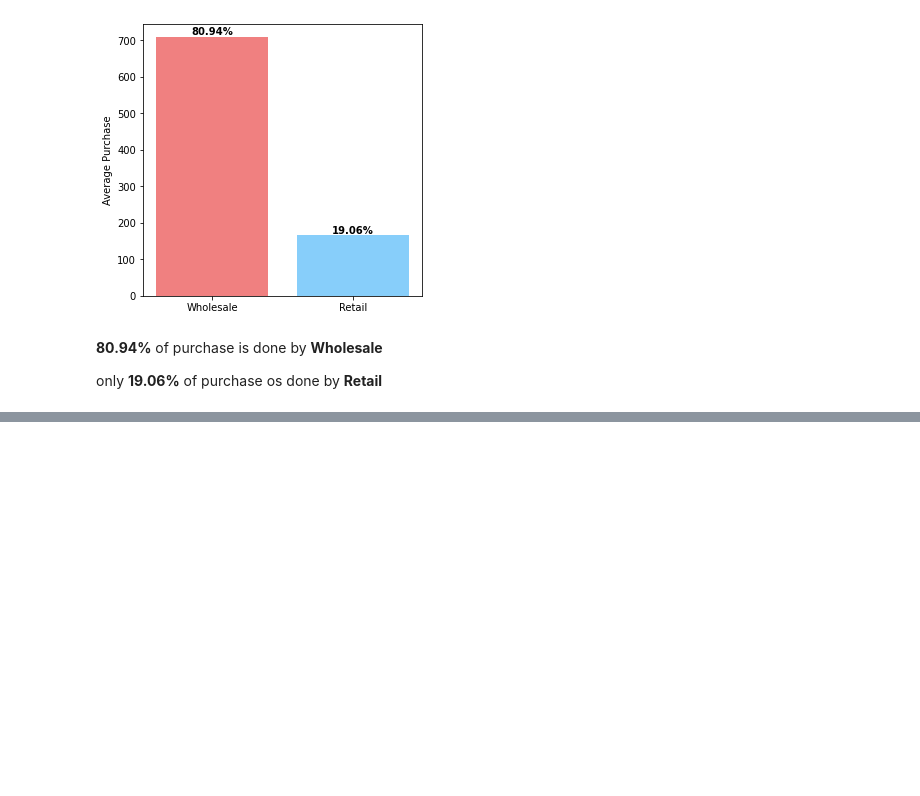
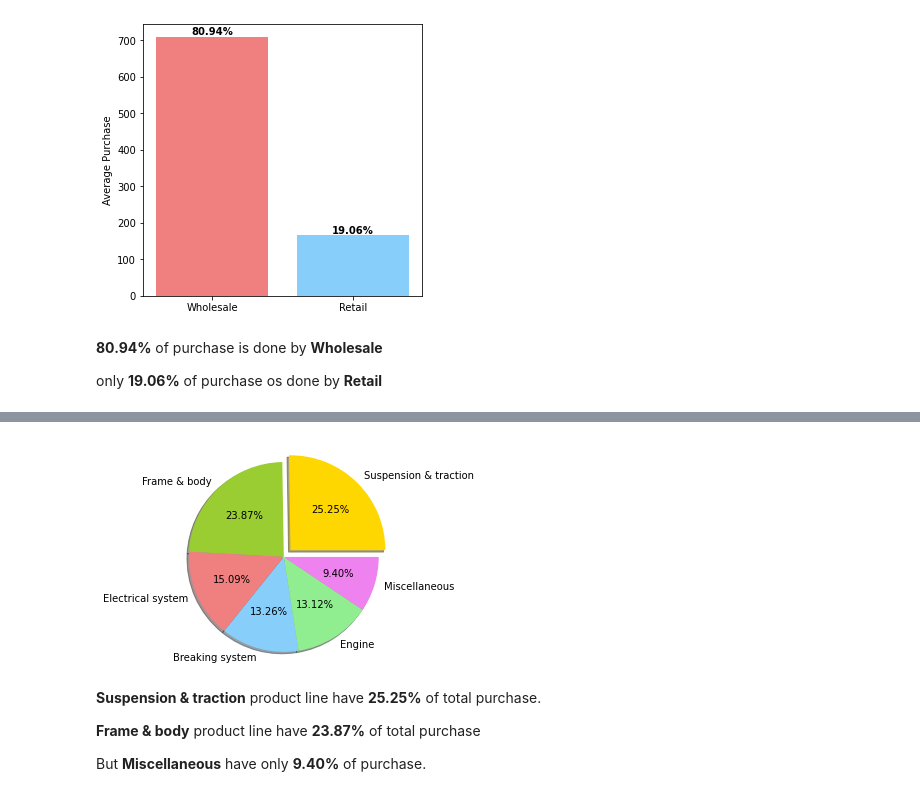
Before and after one commit to naseemap47/MotorcycleParts-DataAnalysis-python, a Jupyter notebook: jupyter_notebook.ipynb, the cells around one changed output, grey strips where cells are left out. Drawn from its saved outputs; the diff is of its cells as text; code cells hidden in the pictures; blank space fills up the shorter version.

```diff
--- a/jupyter_notebook.ipynb
+++ b/jupyter_notebook.ipynb
@@ -181,0 +202,3 @@ only **19.06%** of purchase os done by **Retail**
+# %%
+data_frame = pd.DataFrame(data.groupby('product_line')['total'].sum().sort_values(ascending=False))
+data_frame
@@ -181,0 +214,21 @@ only **19.06%** of purchase os done by **Retail**
+# %%
+# pie chart
+labels = data_frame.index
+sizes = group.sort_values(ascending=False)
+colors = ['gold', 'yellowgreen', 'lightcoral', 'lightskyblue', 'lightgreen', 'violet']
+explode = (0.1, 0, 0, 0, 0, 0)
+
+# plot
+plt.pie(sizes, explode=explode,
+       labels=labels, colors=colors,
+       autopct='%1.2f%%', shadow=True)
+plt.axis('equal')
+plt.show()
+# %% [output]
+[figure, added]
+# %% [markdown]
+**Suspension & traction** product line have **25.25%** of total purchase.
+
+**Frame & body** product line have **23.87%** of total purchase
+
+But **Miscellaneous** have only **9.40%** of purchase.
```
Also changed, not shown: parts of 3 cells of this notebook.
